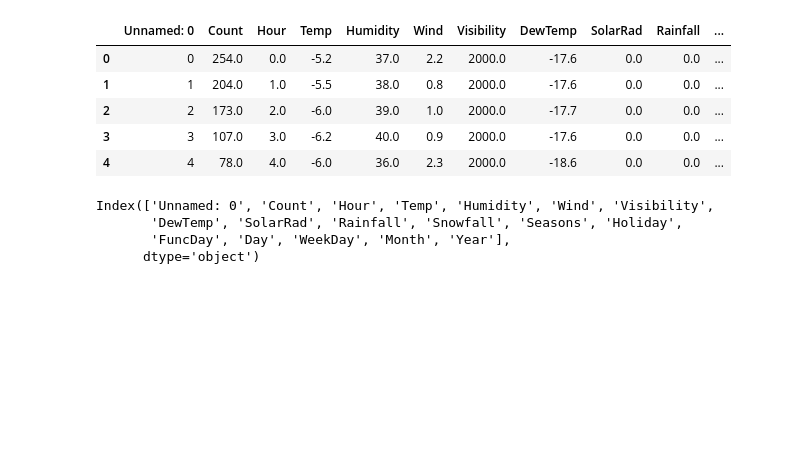
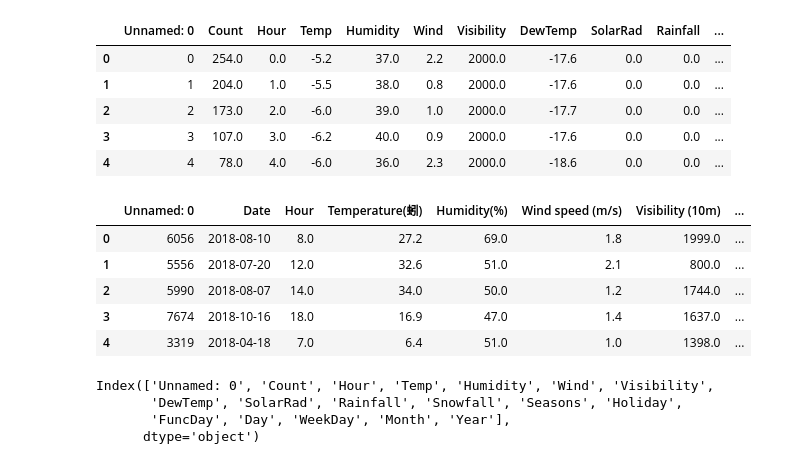
Before and after one commit to Saroj94/Bike-count-forecast, a Jupyter notebook: notebook/Bike_Rental_DLmodel.ipynb, the cells around one changed output. Drawn from its saved outputs; the diff is of its cells as text; code cells hidden in the pictures; blank space fills up the shorter version.

```diff
--- a/notebook/Bike_Rental_DLmodel.ipynb
+++ b/notebook/Bike_Rental_DLmodel.ipynb
@@ -31,6 +33,15 @@ df.head()
 | 2 | 2 | 173.0 | 2.0 | -6.0 | 39.0 | 1.0 | 2000.0 | -17.7 | 0.0 | 0.0 | ... |
 | 3 | 3 | 107.0 | 3.0 | -6.2 | 40.0 | 0.9 | 2000.0 | -17.6 | 0.0 | 0.0 | ... |
 | 4 | 4 | 78.0 | 4.0 | -6.0 | 36.0 | 2.3 | 2000.0 | -18.6 | 0.0 | 0.0 | ... |
+# %%
+dftest.head()
+# %% [output]
+|  | Unnamed: 0 | Date | Hour | Temperature(蚓) | Humidity(%) | Wind speed (m/s) | Visibility (10m) | ... |
+| 0 | 6056 | 2018-08-10 | 8.0 | 27.2 | 69.0 | 1.8 | 1999.0 | ... |
+| 1 | 5556 | 2018-07-20 | 12.0 | 32.6 | 51.0 | 2.1 | 800.0 | ... |
+| 2 | 5990 | 2018-08-07 | 14.0 | 34.0 | 50.0 | 1.2 | 1744.0 | ... |
+| 3 | 7674 | 2018-10-16 | 18.0 | 16.9 | 47.0 | 1.4 | 1637.0 | ... |
+| 4 | 3319 | 2018-04-18 | 7.0 | 6.4 | 51.0 | 1.0 | 1398.0 | ... |
 # %%
 df.columns
 # %% [output]
```
Also changed, not shown: parts of 13 cells of this notebook, 14 other files.
